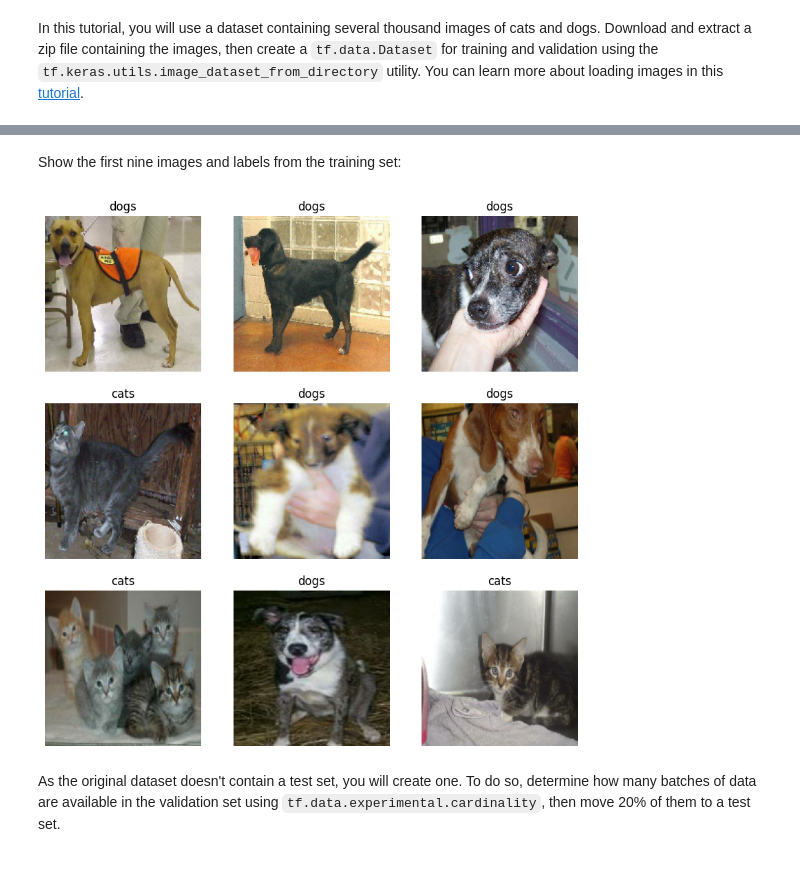
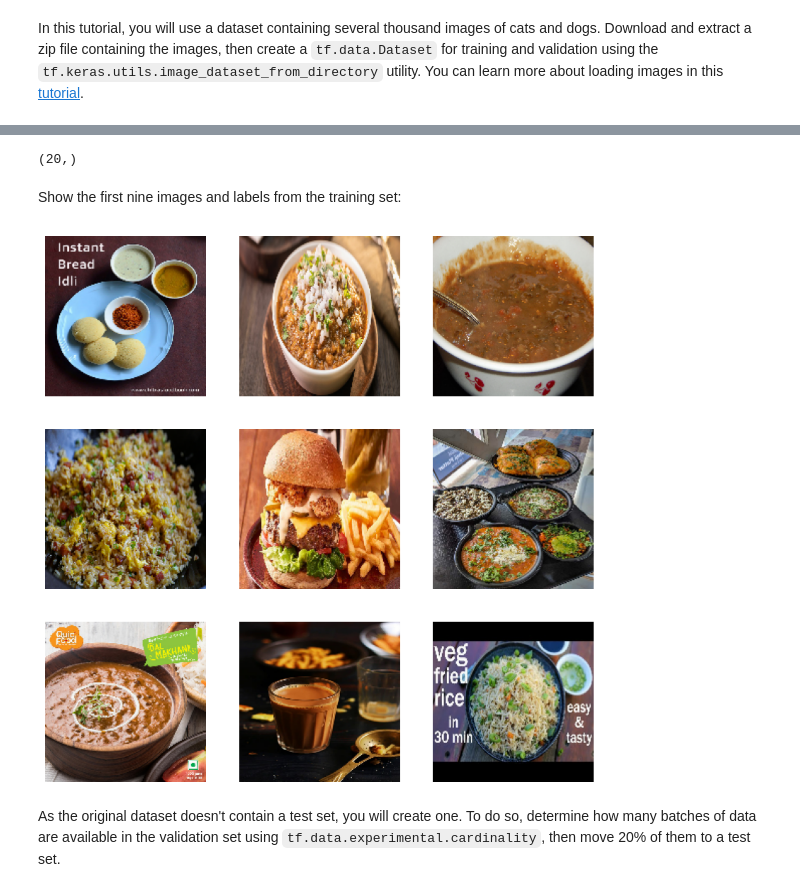
Before and after one commit to timmaier98/cantinaSelfCheckout, a Jupyter notebook: transfer_learning.ipynb, the cells around one changed output, grey strips where cells are left out. Drawn from its saved outputs; the diff is of its cells as text; code cells hidden in the pictures.

Commit message:
Trained first models for food detection with transfer learning.

```diff
--- a/transfer_learning.ipynb
+++ b/transfer_learning.ipynb
@@ -41,7 +41,9 @@ path_to_zip = tf.keras.utils.get_file('cats_and_dogs.zip', origin=_URL, extract=
 PATH = os.path.join(os.path.dirname(path_to_zip), 'cats_and_dogs_filtered')
 
 train_dir = os.path.join(PATH, 'train')
+train_dir = ("C:\\Users\\larsg\\.keras\\datasets\\food\\train")
 validation_dir = os.path.join(PATH, 'validation')
+validation_dir = ("C:\\Users\\larsg\\.keras\\datasets\\food\\val")
 
 BATCH_SIZE = 32
 IMG_SIZE = (160, 160)
@@ -49,5 +51,6 @@ IMG_SIZE = (160, 160)
 train_dataset = tf.keras.utils.image_dataset_from_directory(train_dir,
                                                             shuffle=True,
                                                             batch_size=BATCH_SIZE,
-                                                            image_size=IMG_SIZE)
+                                                            image_size=IMG_SIZE,
+                                                            label_mode='categorical')
 # %% [output]
@@ -64,17 +92,21 @@ Found 1000 files belonging to 2 classes.
+# %%
+label_batch[0].shape
+# %% [output]
+(20,)
 # %% [markdown]
 Show the first nine images and labels from the training set:
 # %%
-class_names = train_dataset.class_names
+#class_names = train_dataset.class_names
 
 plt.figure(figsize=(10, 10))
 for images, labels in train_dataset.take(1):
   for i in range(9):
     ax = plt.subplot(3, 3, i + 1)
     plt.imshow(images[i].numpy().astype("uint8"))
-    plt.title(class_names[labels[i]])
+    #plt.title(class_names[labels[i]])
     plt.axis("off")
 # %% [output]
-[figure, old version]
+[figure, new version]
 # %% [markdown]
 As the original dataset doesn't contain a test set, you will create one. To do so, determine how many batches of data are available in the validation set using `tf.data.experimental.cardinality`, then move 20% of them to a test set.
 # %%
```
Also changed, not shown: parts of 28 cells of this notebook, 2 other files.
